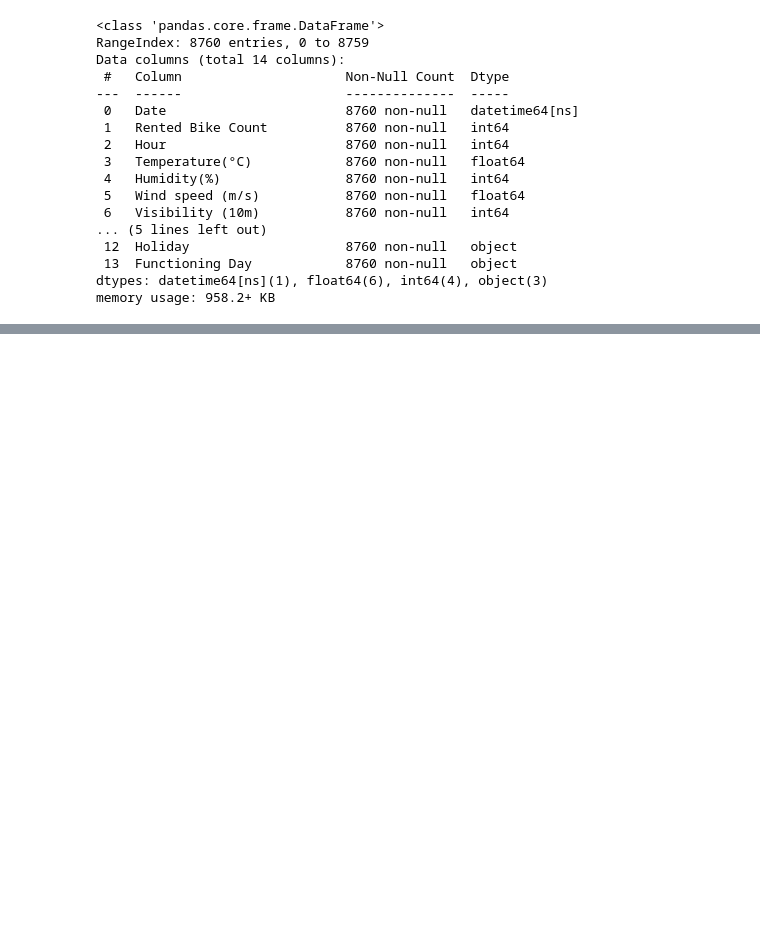
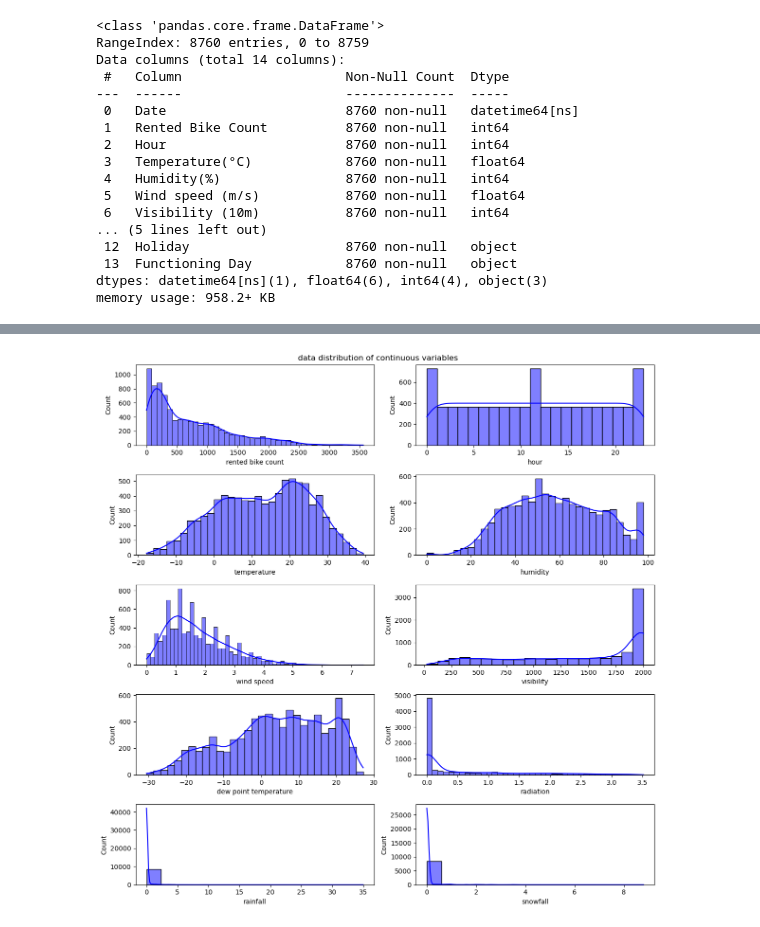
Before and after one commit to satyam-9/Rental_bike_count_prediction, a Jupyter notebook: Rental-bike-prediction.ipynb, the cells around one changed output, grey strips where cells are left out. Drawn from its saved outputs; the diff is of its cells as text; code cells hidden in the pictures; blank space fills up the shorter version.

```diff
--- a/Rental-bike-prediction.ipynb
+++ b/Rental-bike-prediction.ipynb
@@ -89,0 +142,9 @@ Index(['date', 'rented bike count', 'hour', 'temperature', 'humidity',
+# %%
+plt.figure(figsize= (12,12))
+for i,col in enumerate(df.select_dtypes(include = ['float64','int64']).columns):
+    ax = plt.subplot(5,2, i+1)
+    sns.histplot(data = df, x = col, ax = ax, color = 'blue', kde = True)
+plt.suptitle('data distribution of continuous variables')
+plt.tight_layout()
+# %% [output]
+[figure, added]
```
Also changed, not shown: parts of 11 cells of this notebook.
